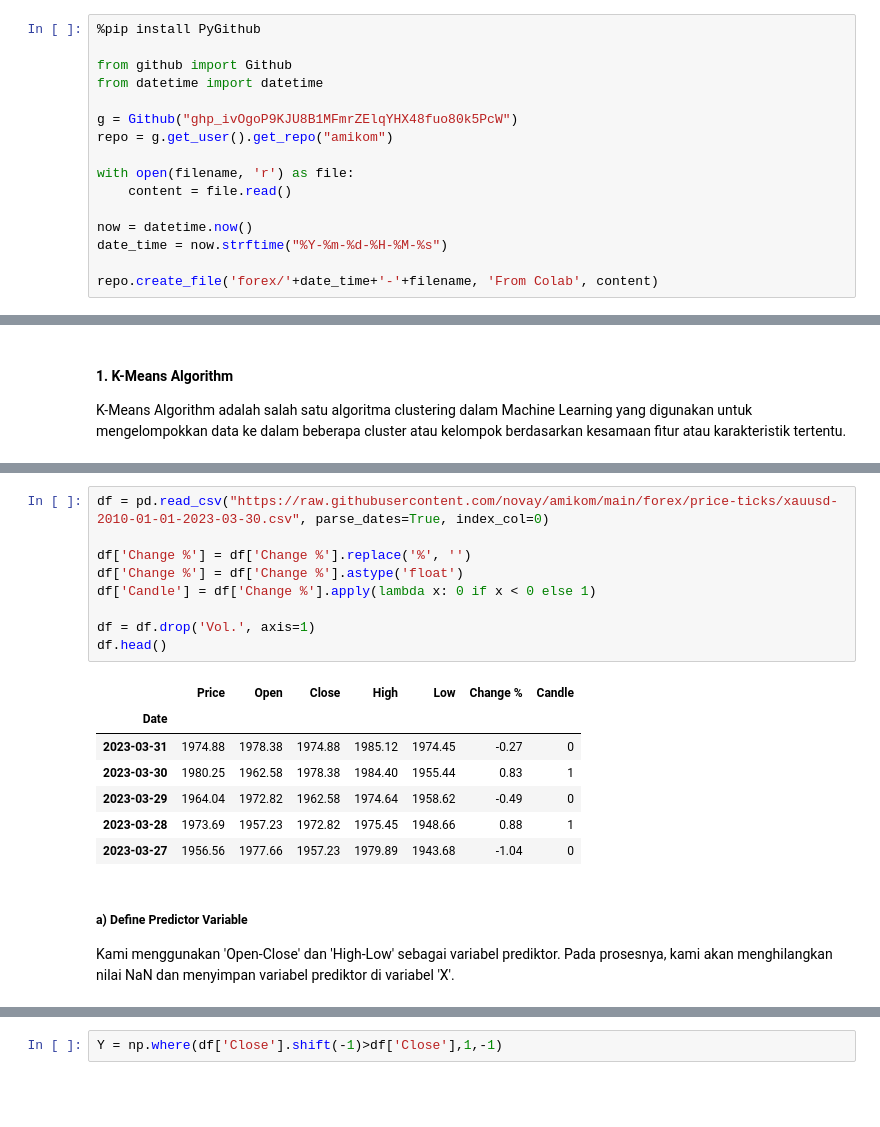
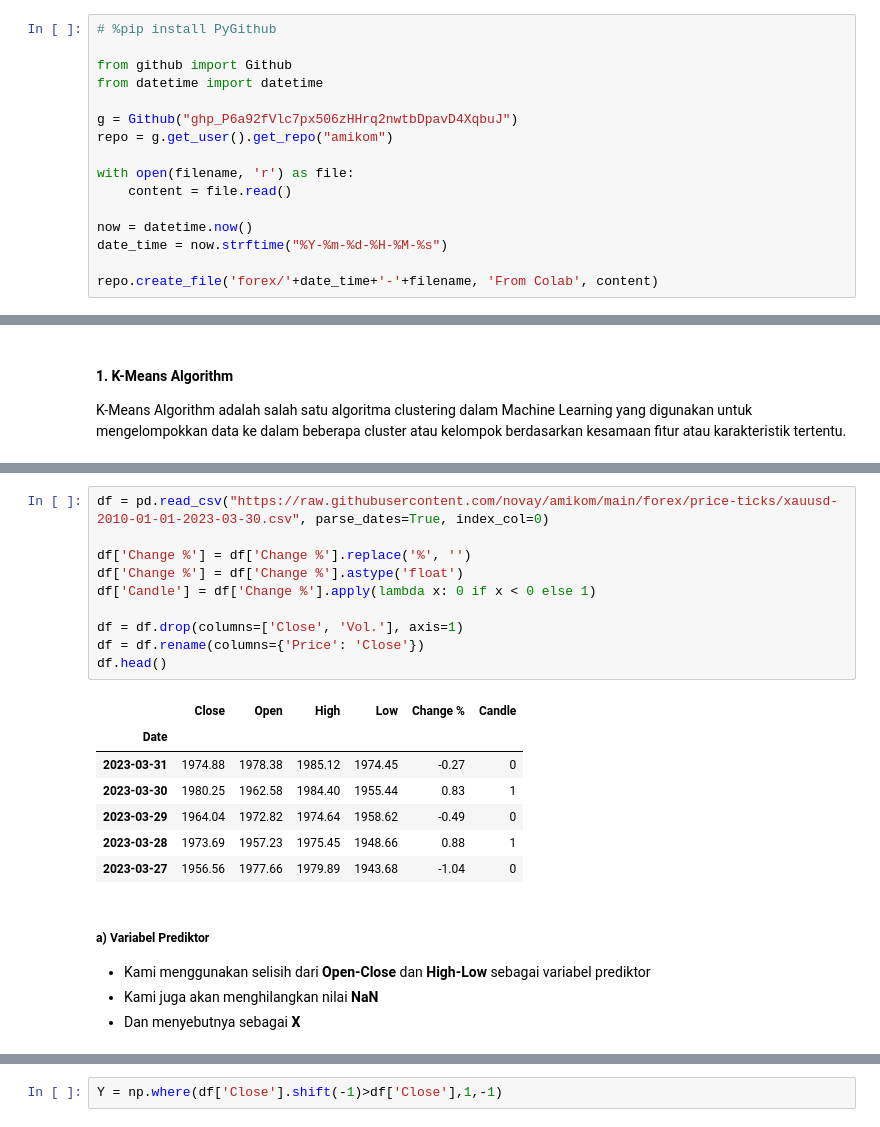
Before and after one commit to novay/amikom, a Jupyter notebook: nlp2_classification.ipynb, the cells around one changed output, grey strips where cells are left out. Saved outputs shown, nothing was run; the diff lists cells and outputs as text; blank space fills up the shorter version.

```diff
--- a/nlp2_classification.ipynb
+++ b/nlp2_classification.ipynb
@@ -433,10 +452,10 @@ Selain menyimpan ke session Colab yang sifatnya hanya sementara, kami juga menyi
 # %%
-%pip install PyGithub
+# %pip install PyGithub
 
 from github import Github
 from datetime import datetime
 
-g = Github("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")
+g = Github("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")
 repo = g.get_user().get_repo("amikom")
 
 with open(filename, 'r') as file:
@@ -730,23 +749,26 @@ K-Means Algorithm adalah salah satu algoritma clustering dalam Machine Learning
 # %%
 df = pd.read_csv("https://raw.githubusercontent.com/novay/amikom/main/forex/price-ticks/xauusd-2010-01-01-2023-03-30.csv", parse_dates=True, index_col=0)
 
 df['Change %'] = df['Change %'].replace('%', '')
 df['Change %'] = df['Change %'].astype('float')
 df['Candle'] = df['Change %'].apply(lambda x: 0 if x < 0 else 1)
 
-df = df.drop('Vol.', axis=1)
+df = df.drop(columns=['Close', 'Vol.'], axis=1)
+df = df.rename(columns={'Price': 'Close'})
 df.head()
 # %% [output]
-|  | Price | Open | Close | High | Low | Change % | Candle |
-| Date |  |  |  |  |  |  |  |
-| 2023-03-31 | 1974.88 | 1978.38 | 1974.88 | 1985.12 | 1974.45 | -0.27 | 0 |
-| 2023-03-30 | 1980.25 | 1962.58 | 1978.38 | 1984.40 | 1955.44 | 0.83 | 1 |
-| 2023-03-29 | 1964.04 | 1972.82 | 1962.58 | 1974.64 | 1958.62 | -0.49 | 0 |
-| 2023-03-28 | 1973.69 | 1957.23 | 1972.82 | 1975.45 | 1948.66 | 0.88 | 1 |
-| 2023-03-27 | 1956.56 | 1977.66 | 1957.23 | 1979.89 | 1943.68 | -1.04 | 0 |
+|  | Close | Open | High | Low | Change % | Candle |
+| Date |  |  |  |  |  |  |
+| 2023-03-31 | 1974.88 | 1978.38 | 1985.12 | 1974.45 | -0.27 | 0 |
+| 2023-03-30 | 1980.25 | 1962.58 | 1984.40 | 1955.44 | 0.83 | 1 |
+| 2023-03-29 | 1964.04 | 1972.82 | 1974.64 | 1958.62 | -0.49 | 0 |
+| 2023-03-28 | 1973.69 | 1957.23 | 1975.45 | 1948.66 | 0.88 | 1 |
+| 2023-03-27 | 1956.56 | 1977.66 | 1979.89 | 1943.68 | -1.04 | 0 |
 # %% [markdown]
-##### **a) Define Predictor Variable**<br/>
-Kami menggunakan 'Open-Close' dan 'High-Low' sebagai variabel prediktor. Pada prosesnya, kami akan menghilangkan nilai NaN dan menyimpan variabel prediktor di variabel 'X'.
+##### **a) Variabel Prediktor**<br/>
+- Kami menggunakan selisih dari **Open-Close** dan **High-Low** sebagai variabel prediktor
+- Kami juga akan menghilangkan nilai **NaN**
+- Dan menyebutnya sebagai **X**
 # %%
 df['Open-Close'] = df.Open - df.Close
 df['High-Low']  = df.High - df.Low
```
Also changed, not shown: parts of 54 cells of this notebook.
